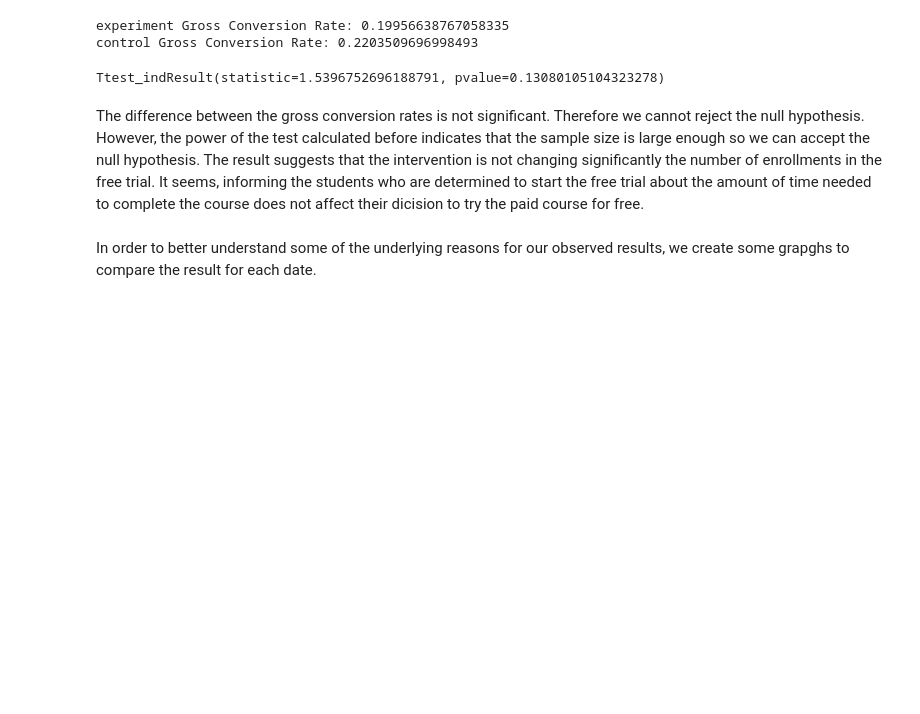
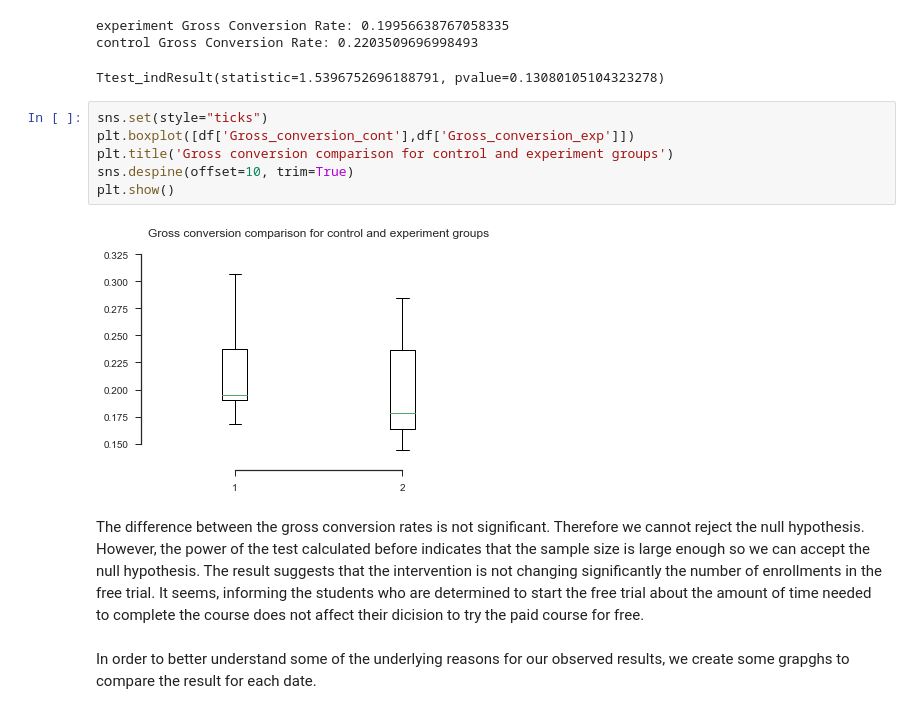
Before and after one commit to ShirinRowhani/1.5.1-A-B-testing, a Jupyter notebook: AB test Final Version.ipynb, the cells around one changed output. Cells and saved outputs as stored; diff of their text form; blank space fills up the shorter version.

```diff
--- a/AB test Final Version.ipynb
+++ b/AB test Final Version.ipynb
@@ -353,6 +378,14 @@ stats.ttest_ind(df.Gross_conversion_cont,
 experiment Gross Conversion Rate: 0.19956638767058335
 control Gross Conversion Rate: 0.2203509696998493
 Ttest_indResult(statistic=1.5396752696188791, pvalue=0.13080105104323278)
+# %%
+sns.set(style="ticks")
+plt.boxplot([df['Gross_conversion_cont'],df['Gross_conversion_exp']])
+plt.title('Gross conversion comparison for control and experiment groups')
+sns.despine(offset=10, trim=True)
+plt.show()
+# %% [output]
+[figure, added]
 # %% [markdown]
 The difference between the gross conversion rates is not significant. Therefore we cannot reject the null hypothesis. However, the power of the test calculated before indicates that the sample size is large enough so we can accept the null hypothesis. The result suggests that the intervention is not changing significantly the number of enrollments in the free trial. It seems, informing the students who are determined to start the free trial about the amount of time needed to complete the course does not affect their dicision to try the paid course for free.
 # %% [markdown]
```
Also changed, not shown: parts of 4 cells of this notebook.
